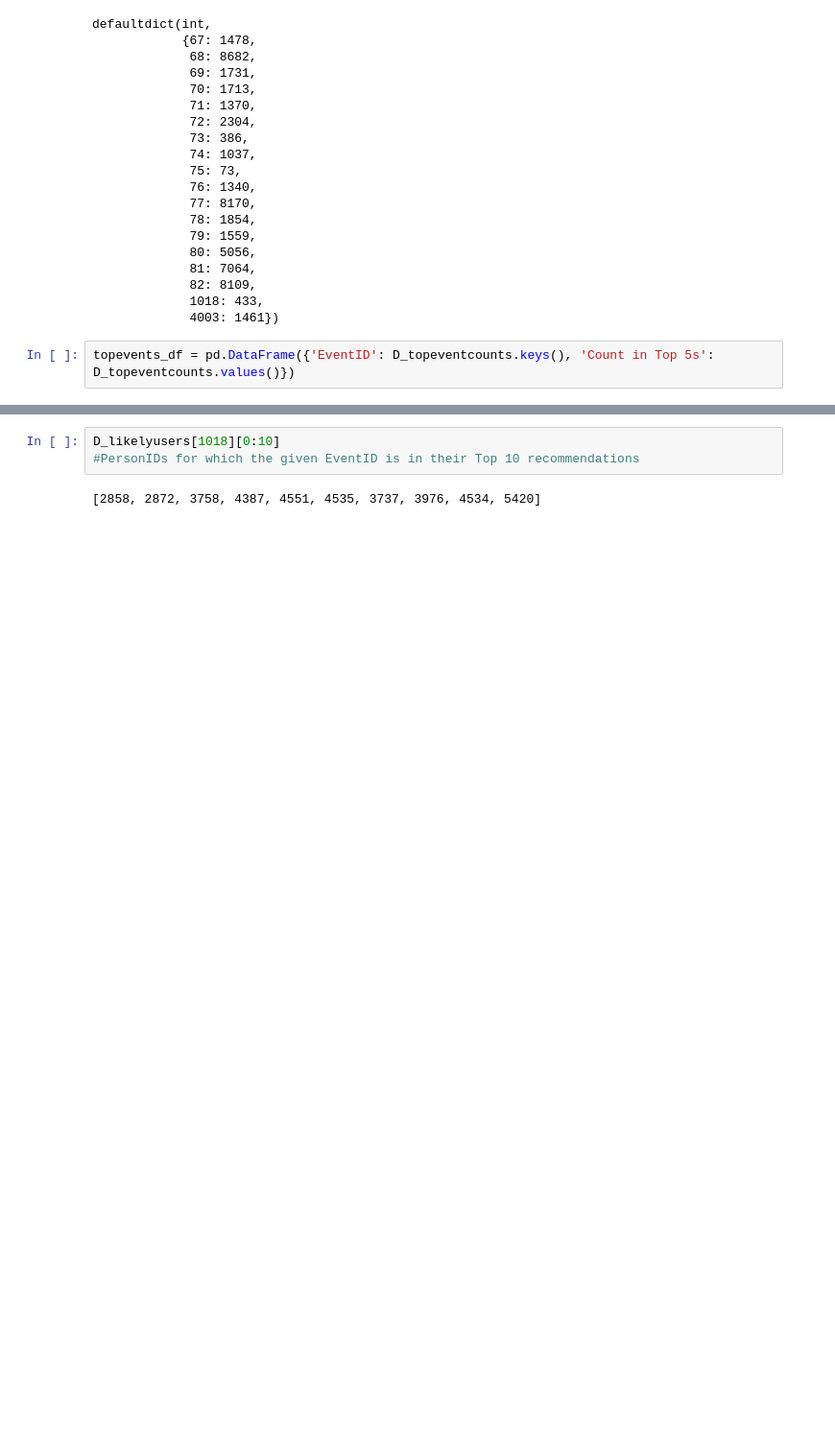
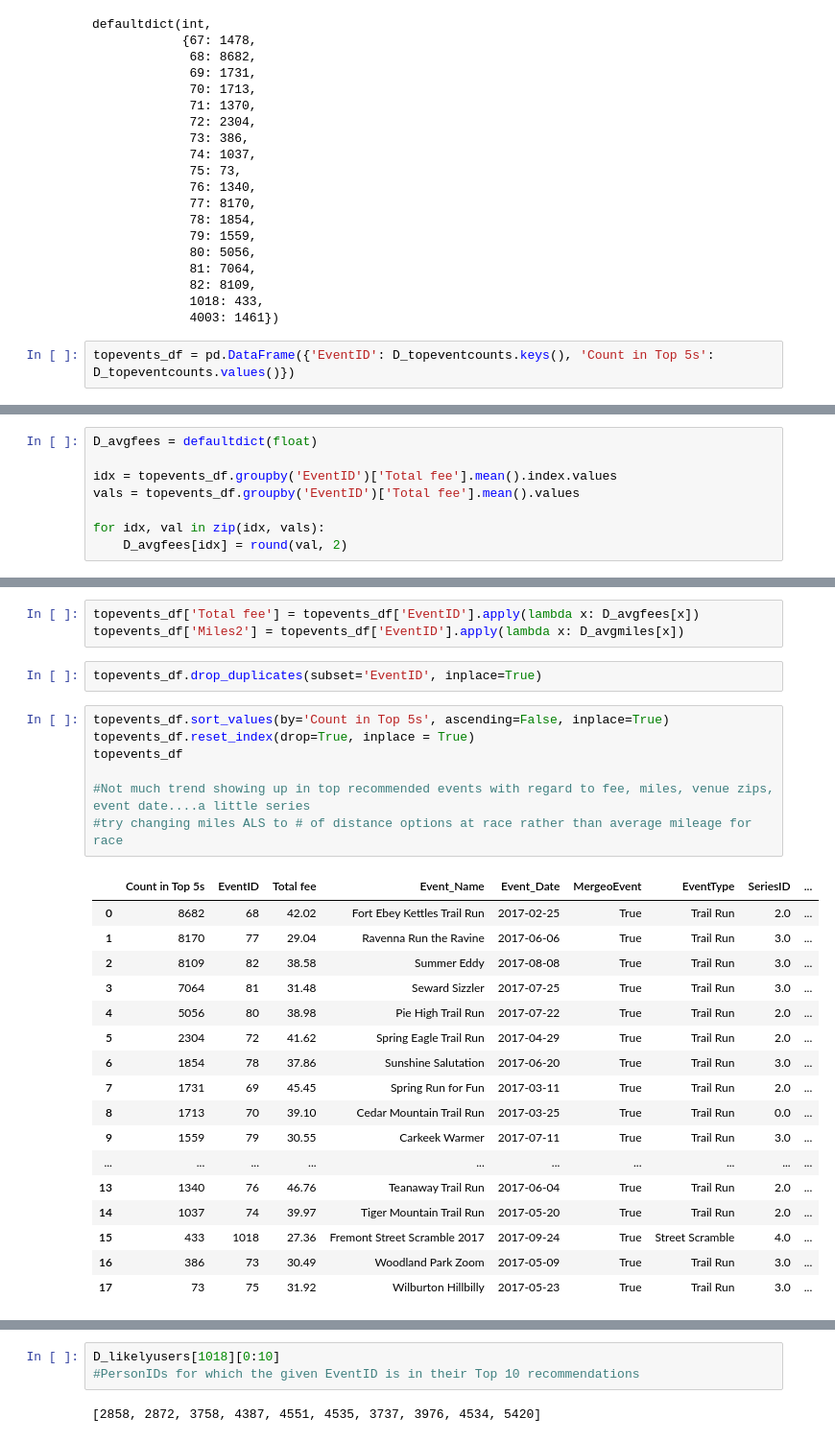
Before and after one commit to gcnuss/trailrun_participation, a Jupyter notebook: model/Final_Model_Pipeline-UPDATE.ipynb, the cells around one changed output, grey strips where cells are left out. Shown at 96% size. Cells and saved outputs as stored; diff of their text form; blank space fills up the shorter version.

```diff
--- a/model/Final_Model_Pipeline-UPDATE.ipynb
+++ b/model/Final_Model_Pipeline-UPDATE.ipynb
@@ -1040,0 +1022,8 @@ memory usage: 881.4+ KB
+# %%
+D_avgfees = defaultdict(float)
+
+idx = topevents_df.groupby('EventID')['Total fee'].mean().index.values
+vals = topevents_df.groupby('EventID')['Total fee'].mean().values
+
+for idx, val in zip(idx, vals):
+    D_avgfees[idx] = round(val, 2)
@@ -1040,0 +1038,30 @@ memory usage: 881.4+ KB
+# %%
+topevents_df['Total fee'] = topevents_df['EventID'].apply(lambda x: D_avgfees[x])
+topevents_df['Miles2'] = topevents_df['EventID'].apply(lambda x: D_avgmiles[x])
+# %%
+topevents_df.drop_duplicates(subset='EventID', inplace=True)
+# %%
+topevents_df.sort_values(by='Count in Top 5s', ascending=False, inplace=True)
+topevents_df.reset_index(drop=True, inplace = True)
+topevents_df
+
+#Not much trend showing up in top recommended events with regard to fee, miles, venue zips, event date....a little series
+#try changing miles ALS to # of distance options at race rather than average mileage for race
+# %% [output]
+|  | Count in Top 5s | EventID | Total fee | Event_Name | Event_Date | MergeoEvent | EventType | SeriesID | ... |
+| 0 | 8682 | 68 | 42.02 | Fort Ebey Kettles Trail Run | 2017-02-25 | True | Trail Run | 2.0 | ... |
+| 1 | 8170 | 77 | 29.04 | Ravenna Run the Ravine | 2017-06-06 | True | Trail Run | 3.0 | ... |
+| 2 | 8109 | 82 | 38.58 | Summer Eddy | 2017-08-08 | True | Trail Run | 3.0 | ... |
+| 3 | 7064 | 81 | 31.48 | Seward Sizzler | 2017-07-25 | True | Trail Run | 3.0 | ... |
+| 4 | 5056 | 80 | 38.98 | Pie High Trail Run | 2017-07-22 | True | Trail Run | 2.0 | ... |
+| 5 | 2304 | 72 | 41.62 | Spring Eagle Trail Run | 2017-04-29 | True | Trail Run | 2.0 | ... |
+| 6 | 1854 | 78 | 37.86 | Sunshine Salutation | 2017-06-20 | True | Trail Run | 3.0 | ... |
+| 7 | 1731 | 69 | 45.45 | Spring Run for Fun | 2017-03-11 | True | Trail Run | 2.0 | ... |
+| 8 | 1713 | 70 | 39.10 | Cedar Mountain Trail Run | 2017-03-25 | True | Trail Run | 0.0 | ... |
+| 9 | 1559 | 79 | 30.55 | Carkeek Warmer | 2017-07-11 | True | Trail Run | 3.0 | ... |
+| ... | ... | ... | ... | ... | ... | ... | ... | ... | ... |
+| 13 | 1340 | 76 | 46.76 | Teanaway Trail Run | 2017-06-04 | True | Trail Run | 2.0 | ... |
+| 14 | 1037 | 74 | 39.97 | Tiger Mountain Trail Run | 2017-05-20 | True | Trail Run | 2.0 | ... |
+| 15 | 433 | 1018 | 27.36 | Fremont Street Scramble 2017 | 2017-09-24 | True | Street Scramble | 4.0 | ... |
+| 16 | 386 | 73 | 30.49 | Woodland Park Zoom | 2017-05-09 | True | Trail Run | 3.0 | ... |
+| 17 | 73 | 75 | 31.92 | Wilburton Hillbilly | 2017-05-23 | True | Trail Run | 3.0 | ... |
```
Also changed, not shown: parts of 5 cells of this notebook.
